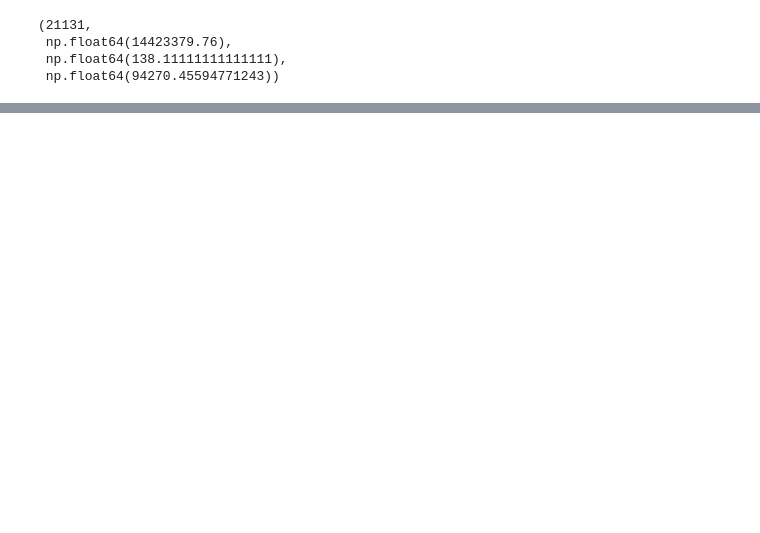
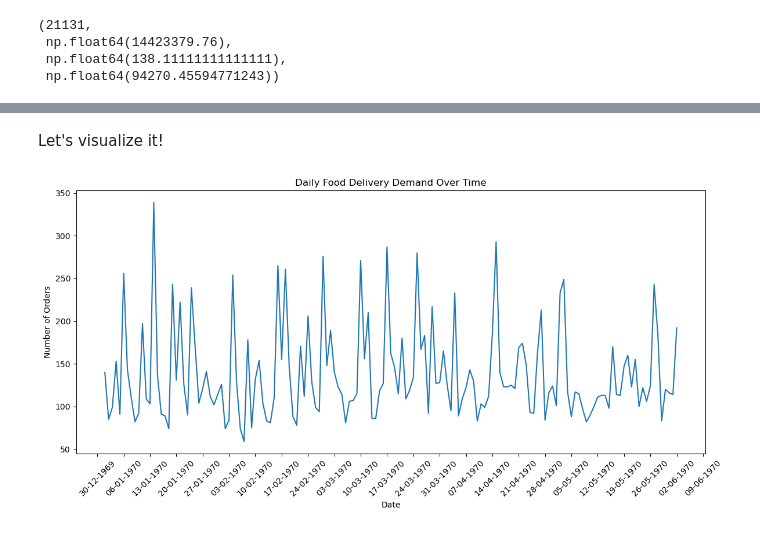
Before and after one commit to Pranay-Shete/AI-Demand-Revenue-Intelligence, a Jupyter notebook: notebooks/03_eda_business_insights.ipynb, the cells around one changed output, grey strips where cells are left out. Drawn from its saved outputs; the diff is of its cells as text; code cells hidden in the pictures; blank space fills up the shorter version.

```diff
--- a/notebooks/03_eda_business_insights.ipynb
+++ b/notebooks/03_eda_business_insights.ipynb
@@ -31,0 +49,3 @@ total_orders, total_revenue, avg_daily_orders, avg_daily_revenue
+# %%
+daily_demand = (orders_df.groupby('order_date').size().reset_index(name='daily_orders'))
+daily_demand.head()
@@ -31,0 +59,20 @@ total_orders, total_revenue, avg_daily_orders, avg_daily_revenue
+# %% [markdown]
+Let's visualize it!
+# %%
+import matplotlib.pyplot as plt
+import matplotlib.dates as mdates
+
+plt.figure(figsize=(12, 6))
+plt.plot(daily_demand['order_date'], daily_demand['daily_orders'])
+plt.xlabel("Date")
+plt.ylabel("Number of Orders")
+plt.title("Daily Food Delivery Demand Over Time")
+
+plt.gca().xaxis.set_major_locator(mdates.WeekdayLocator(interval=1))
+plt.gca().xaxis.set_major_formatter(mdates.DateFormatter('%d-%m-%Y'))
+
+plt.xticks(rotation=45)
+plt.tight_layout()
+plt.show()
+# %% [output]
+[figure, added]
```
Also changed, not shown: parts of 29 cells of this notebook, 4 other files.
